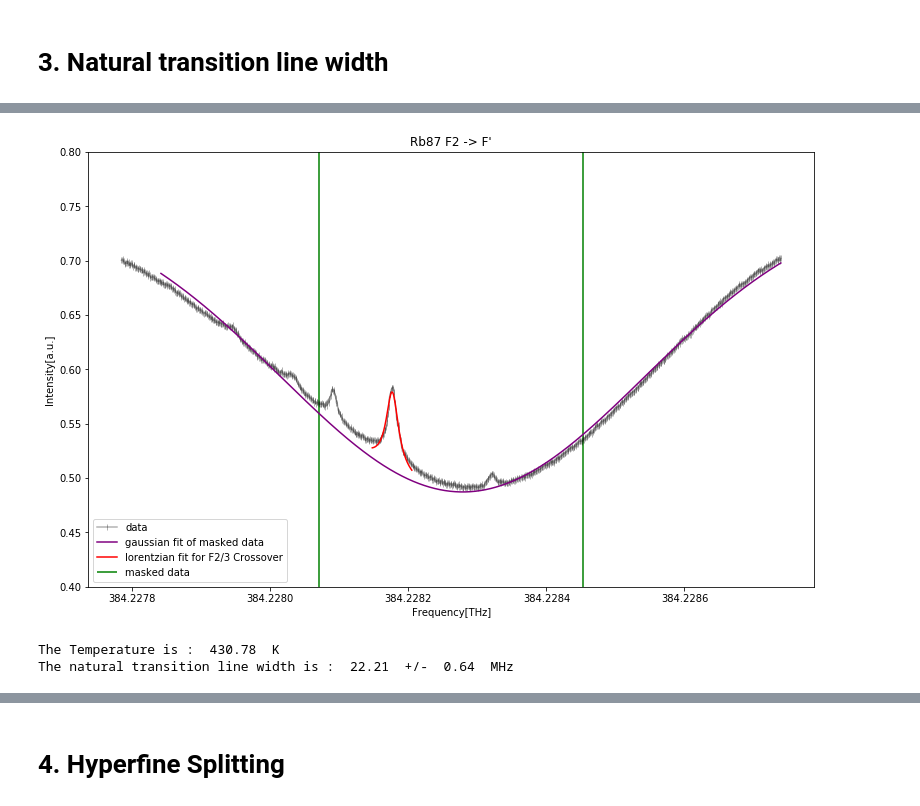
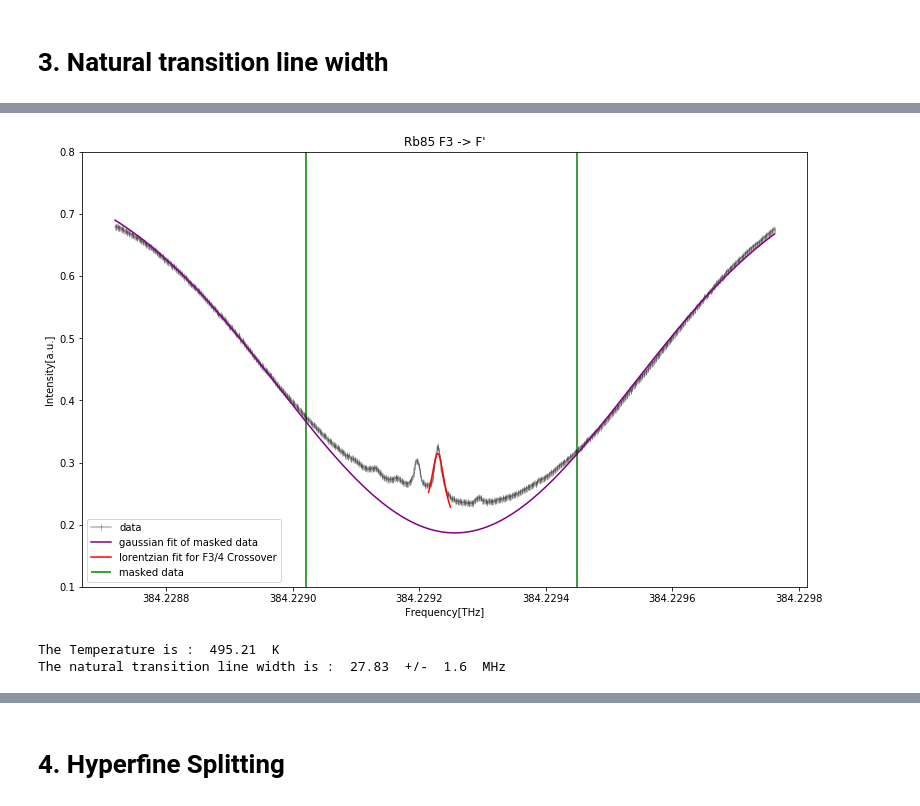
Before and after one commit to anananlyjlyj/physics-FP-Uni-HD, a Jupyter notebook: F20 Magneto-optical Trap/Part I.ipynb, the cells around one changed output, grey strips where cells are left out. Saved outputs shown, nothing was run; the diff lists cells and outputs as text; code cells hidden in the pictures.

```diff
--- a/F20 Magneto-optical Trap/Part I.ipynb
+++ b/F20 Magneto-optical Trap/Part I.ipynb
@@ -10,7 +10,7 @@ from scipy.constants import Boltzmann as kb
 from scipy.constants import Avogadro as avo
 # %%
 #constants
-mass87 = 85e-3/avo
+mass87 = 87e-3/avo
 mass85 = 85e-3/avo
 
 #rb87 transitions
@@ -33,16 +33,20 @@ p3_85 = +100.205e6
 
 #need transitions for evaluation
 cross87_s2_p23 = sp_87 + s2_87 + (p2_87 + p3_87)/2
+cross87_s1_p12 = sp_87 + s1_87 + (p1_87 + p2_87)/2
 
 clean87_s1_p2 = sp_87 + s1_87 + p2_87
 clean87_s2_p1 = sp_87 + s2_87 + p1_87
+
 clean87_s1 = sp_87 + s1_87
 clean87_s2 = sp_87 + s2_87
 
 clean85_s1 = sp_85 + s1_85
 clean85_s2 = sp_85 + s2_85
 
+dif87_85 = clean85_s2 - clean87_s2
 dif85_85 = s1_85 - s2_85
+dif85_87 = clean87_s1 - clean85_s1
 # %%
 dic = {}
 
@@ -85,7 +89,7 @@ def readout(key, order):
 
 t_p,t,i,d = readout('All_Peaks',6)
 zero = t_p[0]
-scale = (clean87_s1_p2-cross87_s2_p23)/(t_p[-1]-zero)
+scale = (cross87_s1_p12-cross87_s2_p23)/(t_p[-1]-zero)
 
 def scaling(t):
     return (cross87_s2_p23+(t-zero)*scale)*1e-12
@@ -96,13 +100,13 @@ def gaussian(x,fac,mean,std,off):
 def lorentzian(x,fac,mean,fwhm):
     return fac/(1+((mean-x)/(0.5*fwhm))**2)
 
-def temperature87(wid):
+def temperature87(wid, wave):
     sig = wid*1e12
-    return (sig**2/sp_87**2)*mass87*light**2/kb
+    return (sig**2/(wave*1e12)**2)*mass87*light**2/kb
 
-def temperature85(wid):
+def temperature85(wid, wave):
     sig = wid*1e12
-    return (sig**2/sp_85**2)*mass85*light**2/kb
+    return (sig**2/(wave*1e12)**2)*mass87*light**2/kb
 
 t = scaling(t)
 t_p = scaling(t_p)
@@ -307,49 +373,49 @@ Error is 14.4% of the mean
 # %%
-t_p,t,i,d = readout('Rb87_F2_all',6)
+t_p,t,i,d = readout('Rb85_F3_all',6)
 t = scaling(t)
 t_p = scaling(t_p)
 plt.figure(figsize=(13,8))
 plt.plot(t,i,'k|-',alpha=0.3,label='data')
 
-down = 60
-hole1 = 300
+down = 0
+hole1 = 290
 hole2 = 700
 up = 999
 
 t_eff = np.append(t[down:hole1],t[hole2:up])
 i_eff = np.append(i[down:hole1],i[hole2:up])
 
 popt, pcov = curve_fit(gaussian,t_eff,i_eff,p0=[-1,t_eff[i_eff == np.min(i_eff)][0],0.0002,0.8])
 mean1 = popt[1]
 std1 = popt[2]
 x = np.linspace(t[down],t[up],10000)
-plt.vlines([t[hole1],t[hole2]],0.2,0.8,color='green',label='masked data')
+plt.vlines([t[hole1],t[hole2]],0.1,0.8,color='green',label='masked data')
 plt.plot(x,gaussian(x,*popt),color='purple',label='gaussian fit of masked data')
 
-down = 380
-up = 440
+down = 475
+up = 508
 x = np.linspace(t[down],t[up],10000)
 back = gaussian(x,*popt)
 t_l = t[down:up]
 i_l = i[down:up] - gaussian(t_l,*popt)
-popt, pcov = curve_fit(lorentzian,t_l,i_l,[0.08,384.236,0.004])
+popt, pcov = curve_fit(lorentzian,t_l,i_l,[0.03,384.2293,0.0002])
 mean = popt[1]
 FWHM = popt[2]
 
-plt.plot(x,lorentzian(x,*popt) + back,'r-',label='lorentzian fit for F2/3 Crossover')
+plt.plot(x,lorentzian(x,*popt) + back,'r-',label='lorentzian fit for F3/4 Crossover')
 
-plt.ylim(0.4,0.8)
-plt.title('Rb87 F2 -> F\'')
+plt.ylim(0.1,0.8)
+plt.title('Rb85 F3 -> F\'')
 plt.ylabel('Intensity[a.u.]')
 plt.xlabel('Frequency[THz]')
 plt.legend(loc=3)
 plt.gca().get_xaxis().get_major_formatter().set_useOffset(False)
 plt.show()
-print('The Temperature is : ',round(temperature87(std1),2),' K')
+print('The Temperature is : ',round(temperature85(std1, mean1),2),' K')
 print('The natural transition line width is : ',round(FWHM*1e6,2),' +/- ',
       round(np.sqrt(pcov[2,2])*1e6,2),' MHz')
 # %% [output]
-[figure, old version]
+[figure, new version]
-The Temperature is :  430.78  K
-The natural transition line width is :  22.21  +/-  0.64  MHz
+The Temperature is :  495.21  K
+The natural transition line width is :  27.83  +/-  1.6  MHz
 # %%
```
Also changed, not shown: parts of 13 cells of this notebook.
